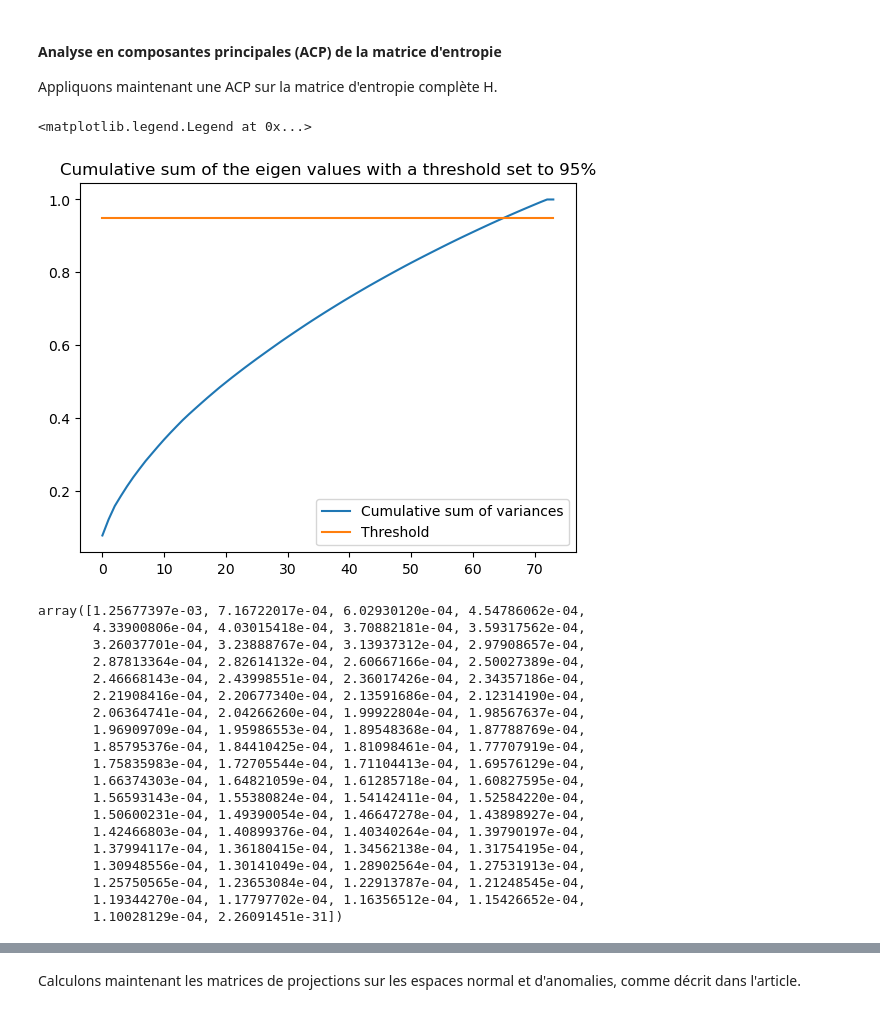
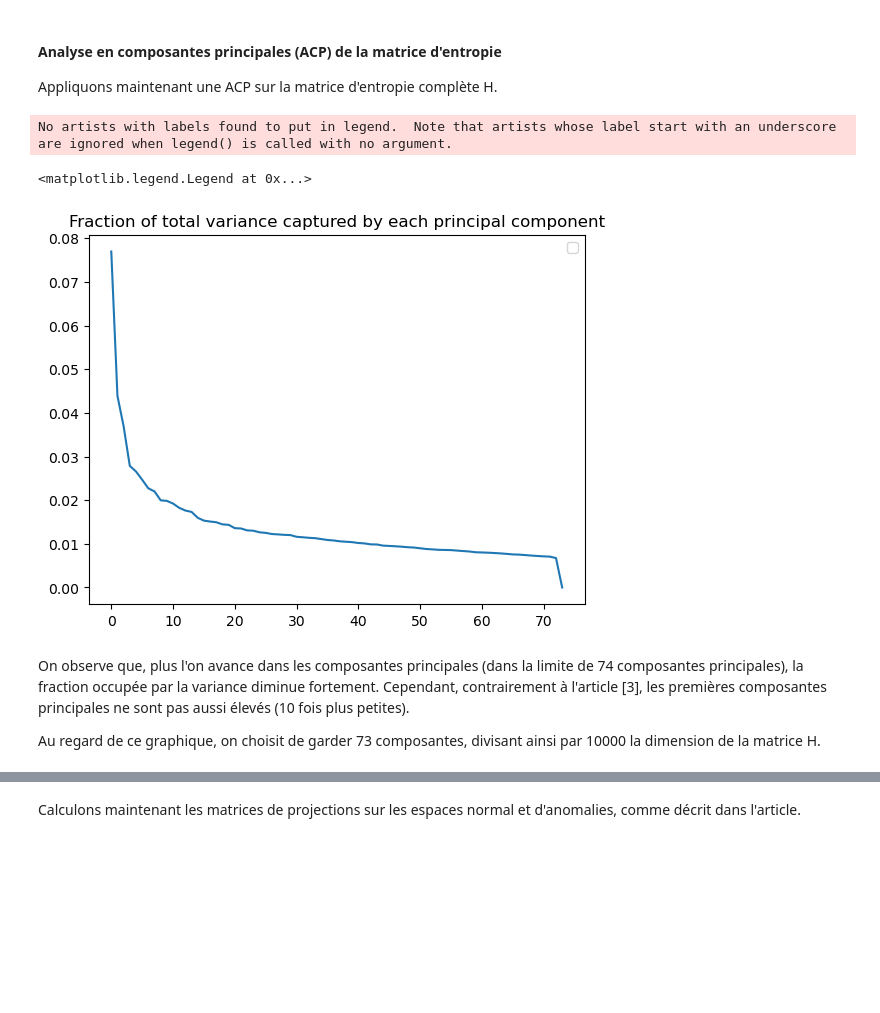
Before and after one commit to Veccoy/DetectIntrusion, a Jupyter notebook: LakhinaEntropy.ipynb, the cells around one changed output, grey strips where cells are left out. Saved outputs shown, nothing was run; the diff lists cells and outputs as text; code cells hidden in the pictures; blank space fills up the shorter version.

```diff
--- a/LakhinaEntropy.ipynb
+++ b/LakhinaEntropy.ipynb
@@ -464,18 +464,21 @@ Appliquons maintenant une ACP sur la matrice d'entropie complète H.
 # %%
 # Perform PCA with the maximum number of components to get the optimal number of principal components to keep
 pca = PCA()
 pca = pca.fit(H)
 
-cumul_sum = np.cumsum(pca.explained_variance_)/np.sum(pca.explained_variance_)
+fraction_var = pca.explained_variance_/np.sum(pca.explained_variance_)
 
-absc = [i for i in range(num_components)]
-plt.plot(cumul_sum, label="Cumulative sum of variances")
-plt.plot(absc, [0.95 for _ in absc], label="Threshold")
-plt.title("Cumulative sum of the eigen values with a threshold set to 95%")
-plt.legend()
+absc = [i for i in range(min(H.shape))]
+plt.plot(fraction_var)
+plt.title("Fraction of total variance captured by each principal component")
 # %% [output]
-<matplotlib.legend.Legend at 0x...>
+No artists with labels found to put in legend.  Note that artists whose label start with an underscore are ignored when legend() is called with no argument.
+<matplotlib.legend.Legend at 0x...>
-[figure, old version]
+[figure, new version]
+# %% [markdown]
+On observe que, plus l'on avance dans les composantes principales (dans la limite de 74 composantes principales), la fraction occupée par la variance diminue fortement. Cependant, contrairement à l'article [3], les premières composantes principales ne sont pas aussi élevés (10 fois plus petites).
+
+Au regard de ce graphique, on choisit de garder 73 composantes, divisant ainsi par 10000 la dimension de la matrice H.
 # %%
 # Perform PCA by fitting the data and project them onto the first num_components principal components
 num_components = 73
@@ -485,26 +488,4 @@ projected_data = pca.fit_transform(H)
 # Compute the orthogonal vectors u_i as defined in the article
 norms = np.linalg.norm(projected_data, axis=0)
 u_vectors = projected_data / norms[np.newaxis, :]
-# %%
-pca.explained_variance_
-# %% [output]
-array([1.25677397e-03, 7.16722017e-04, 6.02930120e-04, 4.54786062e-04,
-       4.33900806e-04, 4.03015418e-04, 3.70882181e-04, 3.59317562e-04,
-       3.26037701e-04, 3.23888767e-04, 3.13937312e-04, 2.97908657e-04,
-       2.87813364e-04, 2.82614132e-04, 2.60667166e-04, 2.50027389e-04,
-       2.46668143e-04, 2.43998551e-04, 2.36017426e-04, 2.34357186e-04,
-       2.21908416e-04, 2.20677340e-04, 2.13591686e-04, 2.12314190e-04,
-       2.06364741e-04, 2.04266260e-04, 1.99922804e-04, 1.98567637e-04,
-       1.96909709e-04, 1.95986553e-04, 1.89548368e-04, 1.87788769e-04,
-       1.85795376e-04, 1.84410425e-04, 1.81098461e-04, 1.77707919e-04,
-       1.75835983e-04, 1.72705544e-04, 1.71104413e-04, 1.69576129e-04,
-       1.66374303e-04, 1.64821059e-04, 1.61285718e-04, 1.60827595e-04,
-       1.56593143e-04, 1.55380824e-04, 1.54142411e-04, 1.52584220e-04,
-       1.50600231e-04, 1.49390054e-04, 1.46647278e-04, 1.43898927e-04,
-       1.42466803e-04, 1.40899376e-04, 1.40340264e-04, 1.39790197e-04,
-       1.37994117e-04, 1.36180415e-04, 1.34562138e-04, 1.31754195e-04,
-       1.30948556e-04, 1.30141049e-04, 1.28902564e-04, 1.27531913e-04,
-       1.25750565e-04, 1.23653084e-04, 1.22913787e-04, 1.21248545e-04,
-       1.19344270e-04, 1.17797702e-04, 1.16356512e-04, 1.15426652e-04,
-       1.10028129e-04, 2.26091451e-31])
 # %%
```
Also changed, not shown: parts of 13 cells of this notebook.
